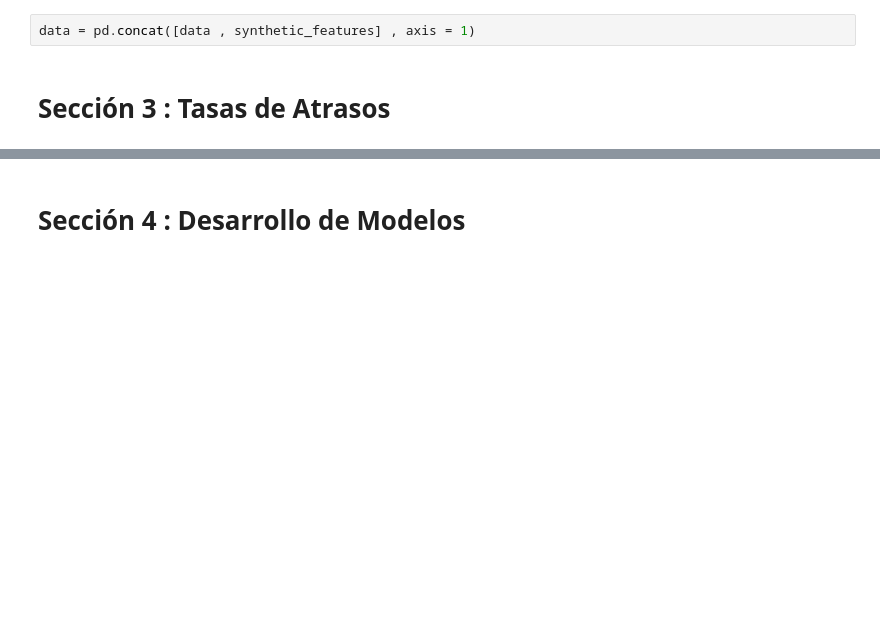
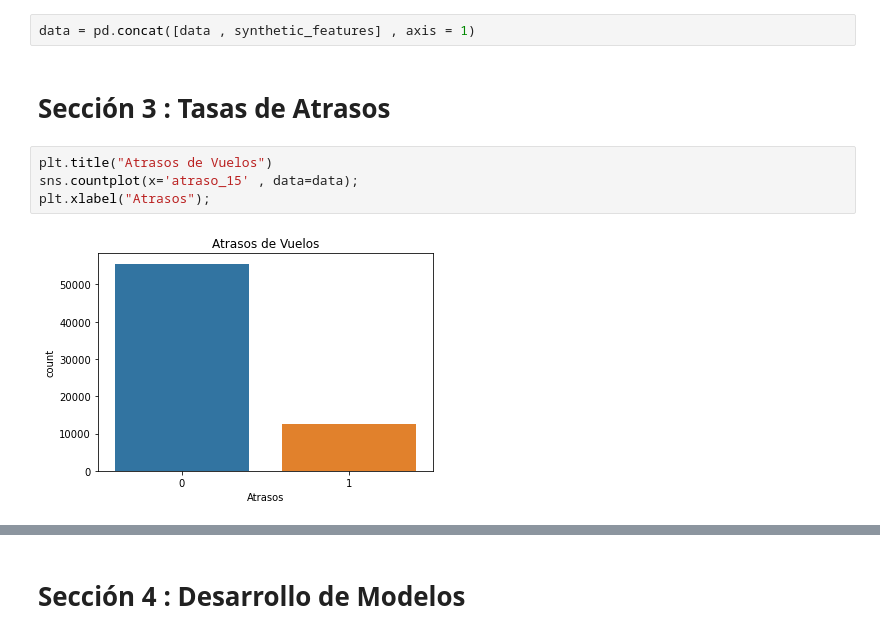
Before and after one commit to marcelotorrescisterna/LatamChallenge, a Jupyter notebook: Solution.ipynb, the cells around one changed output, grey strips where cells are left out. Saved outputs shown, nothing was run; the diff lists cells and outputs as text; blank space fills up the shorter version.

```diff
--- a/Solution.ipynb
+++ b/Solution.ipynb
@@ -334,3 +318,9 @@ synthetic_features.drop(["fecha_I" , "fecha_O"] , axis = 1 , inplace = True)
 data = pd.concat([data , synthetic_features] , axis = 1)
 # %% [markdown]
 # Sección 3 : Tasas de Atrasos
+# %%
+plt.title("Atrasos de Vuelos")
+sns.countplot(x='atraso_15' , data=data);
+plt.xlabel("Atrasos");
+# %% [output]
+[figure, added]
```
Also changed, not shown: parts of 21 cells of this notebook.
